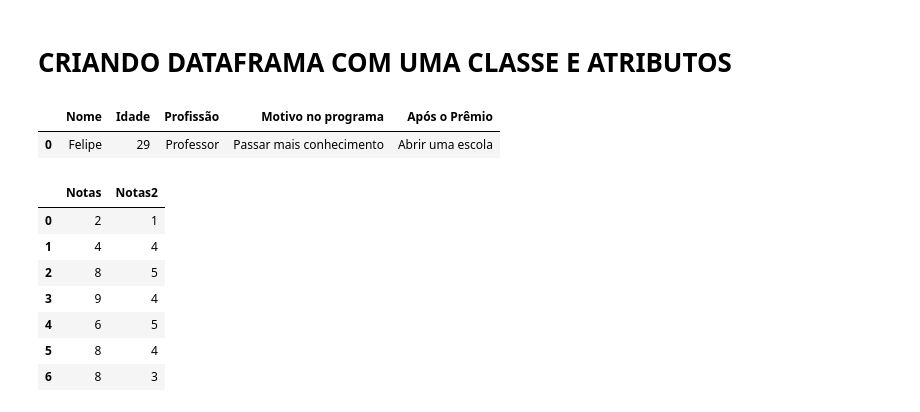
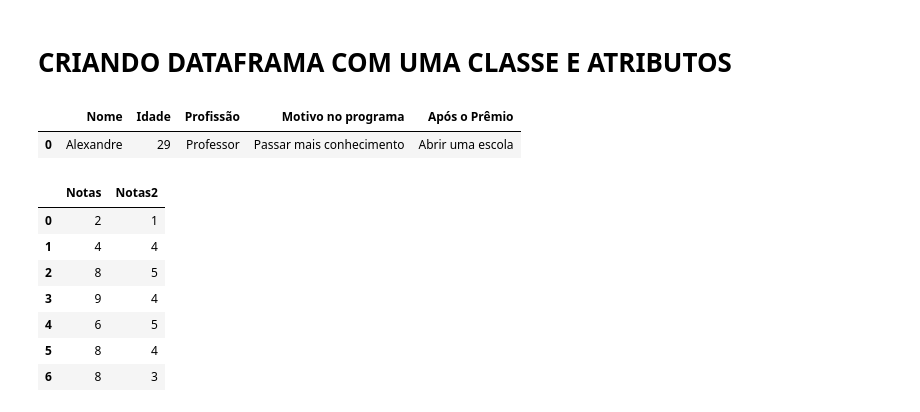
Before and after one commit to Vvitoor21/PythonForDataAnalytics, a Jupyter notebook: 8_Criando_DataFrames_E_Selecionando(Queries).ipynb, the cells around one changed output. Cells and saved outputs as stored; diff of their text form; code cells hidden in the pictures.

```diff
--- a/8_Criando_DataFrames_E_Selecionando(Queries).ipynb
+++ b/8_Criando_DataFrames_E_Selecionando(Queries).ipynb
@@ -442,22 +442,22 @@ dados
 # %%
 dados2 = pd.DataFrame(columns = ['Nome','Idade','Profissão','Motivo no programa','Após o Prêmio'])
 dados2
 
 class Pessoa1:
     def __init__(self):
-        self.nome = 'Felipe'
+        self.nome = 'Alexandre'
         self.idade = 29
         self.profissao = 'Professor'
         self.motivo = 'Passar mais conhecimento'
         self.dinheiro ='Abrir uma escola'
 
 Alexandre = Pessoa1()
 
 dados2.loc[0,'Nome':'Após o Prêmio'] = Alexandre.nome,Alexandre.idade,Alexandre.profissao,Alexandre.motivo,Alexandre.dinheiro
 dados2
 # %% [output]
 |  | Nome | Idade | Profissão | Motivo no programa | Após o Prêmio |
-| 0 | Felipe | 29 | Professor | Passar mais conhecimento | Abrir uma escola |
+| 0 | Alexandre | 29 | Professor | Passar mais conhecimento | Abrir uma escola |
 # %%
 treino = pd.DataFrame({'Notas':[2,4,8,9,6,8,8],
                        'Notas2':[1,4,5,4,5,4,3]})
```
